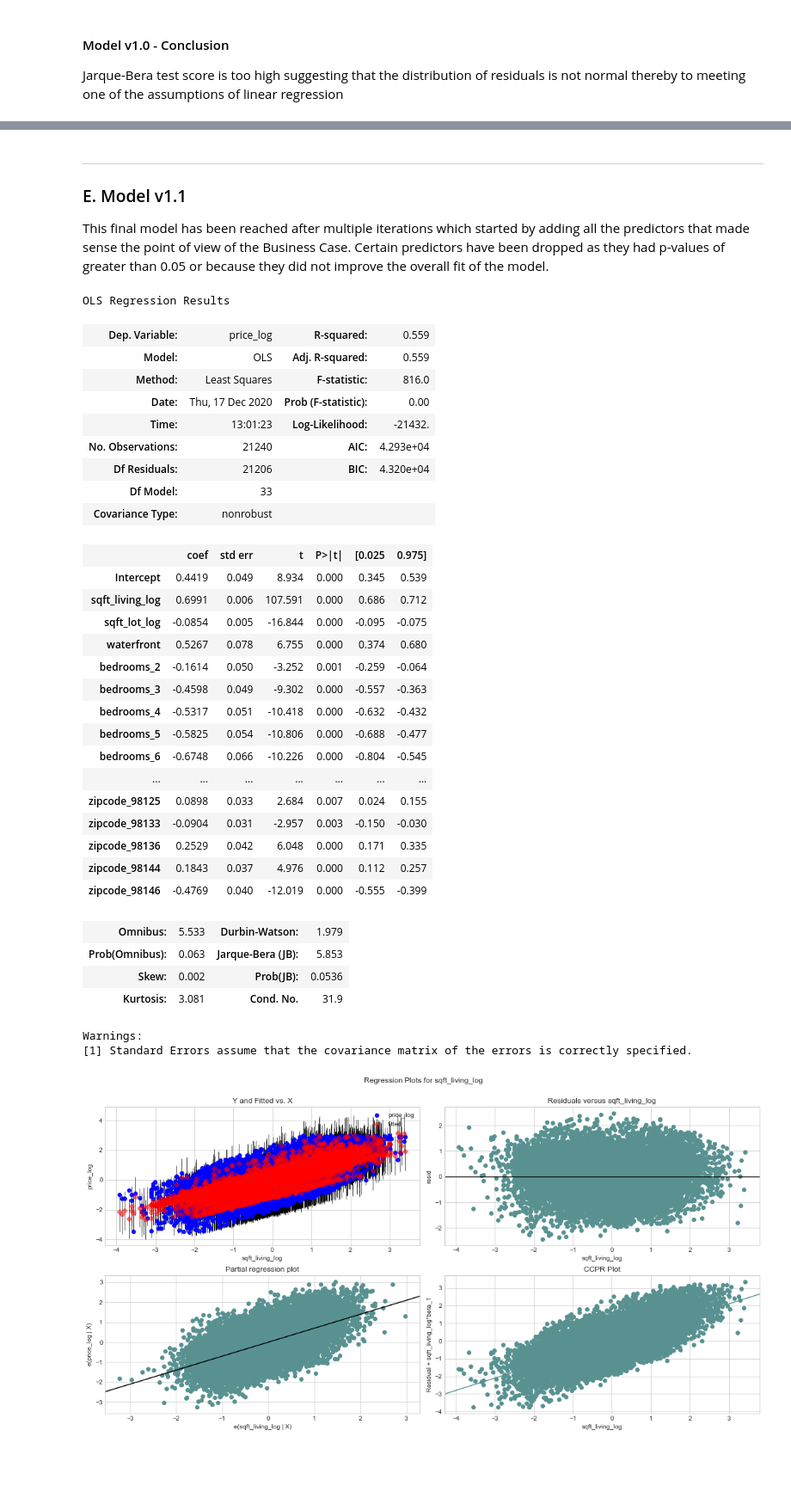
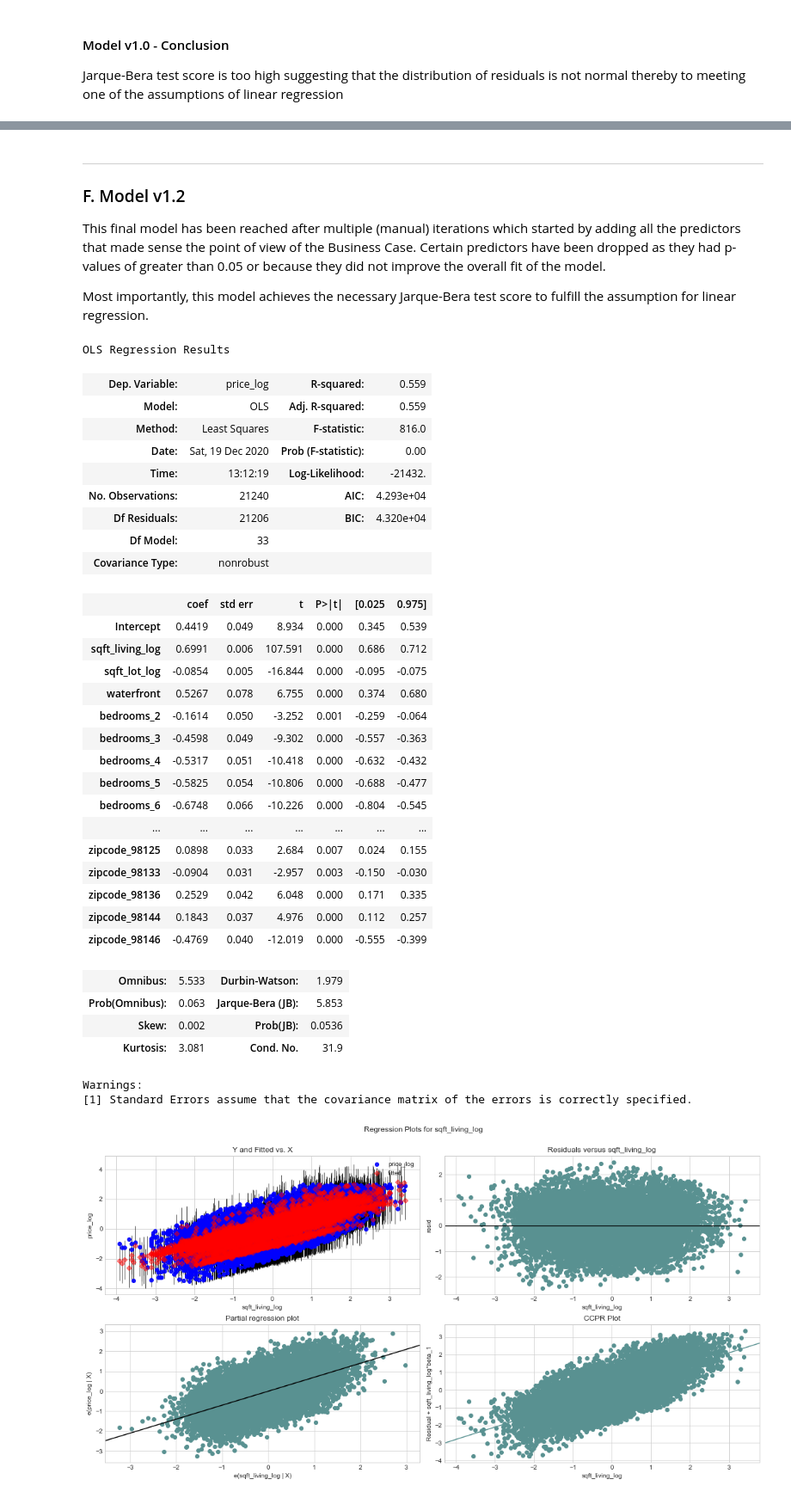
Before and after one commit to toopster/dsc-mod-2-project-v2-1-online-ds-sp-000, a Jupyter notebook: index.ipynb, the cells around one changed output, grey strips where cells are left out. Shown at 86% size. Cells and saved outputs as stored; diff of their text form; code cells hidden in the pictures; blank space fills up the shorter version.

```diff
--- a/index.ipynb
+++ b/index.ipynb
@@ -803,11 +945,13 @@ Jarque-Bera test score is too high suggesting that the distribution of residuals
 # %% [markdown]
 ---
-<a name="model-v11"></a>
-### E. Model v1.1
+<a name="model-v12"></a>
+### F. Model v1.2
 
-This final model has been reached after multiple iterations which started by adding all the predictors that made sense the point of view of the Business Case.  Certain predictors have been dropped as they had p-values of greater than 0.05 or because they did not improve the overall fit of the model.
+This final model has been reached after multiple (manual) iterations which started by adding all the predictors that made sense the point of view of the Business Case.  Certain predictors have been dropped as they had p-values of greater than 0.05 or because they did not improve the overall fit of the model.
+
+Most importantly, this model achieves the necessary Jarque-Bera test score to fulfill the assumption for linear regression.
 # %%
-developers_predictors = hs_preprocessed.drop([
+developers_predictors_2 = hs_preprocessed.drop([
 #     'zipcode_98002',
 #     'zipcode_98003',
     'zipcode_98004',
@@ -860,41 +1004,41 @@ developers_predictors = hs_preprocessed.drop([
     'zipcode_98116',
     'zipcode_98117',
     'zipcode_98118',
     'zipcode_98119',
     'zipcode_98122',
 #     'zipcode_98125',
     'zipcode_98126',
 #     'zipcode_98133',
 #     'zipcode_98136',
 #     'zipcode_98144',
 #     'zipcode_98146',
     'zipcode_98148',
     'zipcode_98155',
     'zipcode_98166',
     'zipcode_98168',
     'zipcode_98177',
     'zipcode_98178',
     'zipcode_98188',
     'zipcode_98198',
     'zipcode_98199'
 ],
 axis=1)
 
 # developers_predictors.columns
 
-outcome = 'price_log'
-predictors = developers_predictors.drop(['price_log'], axis=1)
-pred_sum = '+'.join(predictors.columns)
-formula = outcome + '~' + pred_sum
-model_five = ols(formula=formula, data=developers_predictors).fit()
-model_five.summary()
+outcome_2 = 'price_log'
+predictors_2 = developers_predictors_2.drop(['price_log'], axis=1)
+pred_sum_2 = '+'.join(predictors_2.columns)
+formula_2 = outcome_2 + '~' + pred_sum_2
+model_six = ols(formula=formula_2, data=developers_predictors_2).fit()
+model_six.summary()
 # %% [output]
 OLS Regression Results
 | Dep. Variable: | price_log | R-squared: | 0.559 |
 | Model: | OLS | Adj. R-squared: | 0.559 |
 | Method: | Least Squares | F-statistic: | 816.0 |
-| Date: | Thu, 17 Dec 2020 | Prob (F-statistic): | 0.00 |
-| Time: | 13:01:23 | Log-Likelihood: | -21432. |
+| Date: | Sat, 19 Dec 2020 | Prob (F-statistic): | 0.00 |
+| Time: | 13:12:19 | Log-Likelihood: | -21432. |
 | No. Observations: | 21240 | AIC: | 4.293e+04 |
 | Df Residuals: | 21206 | BIC: | 4.320e+04 |
 | Df Model: | 33 |  |  |
```
Also changed, not shown: parts of 11 cells of this notebook.
